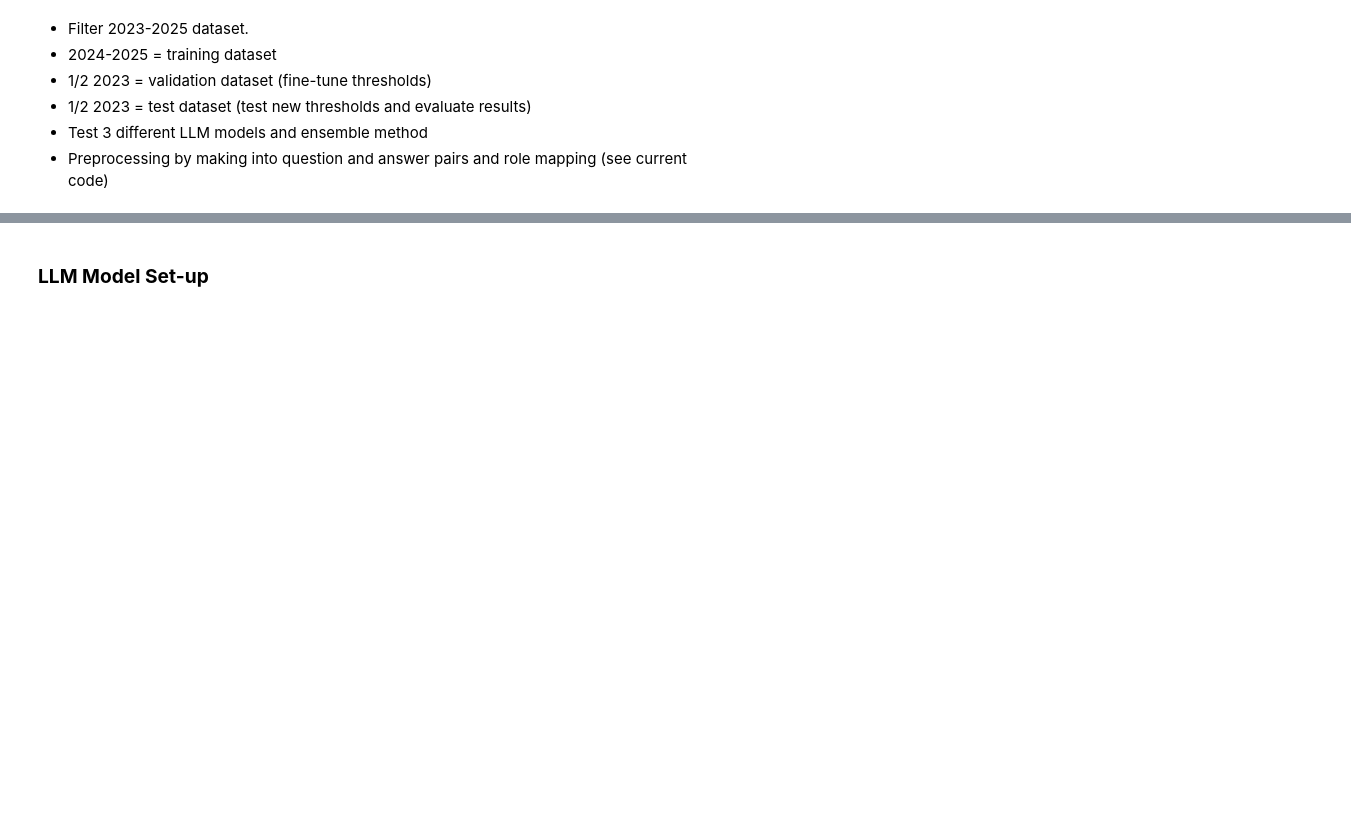
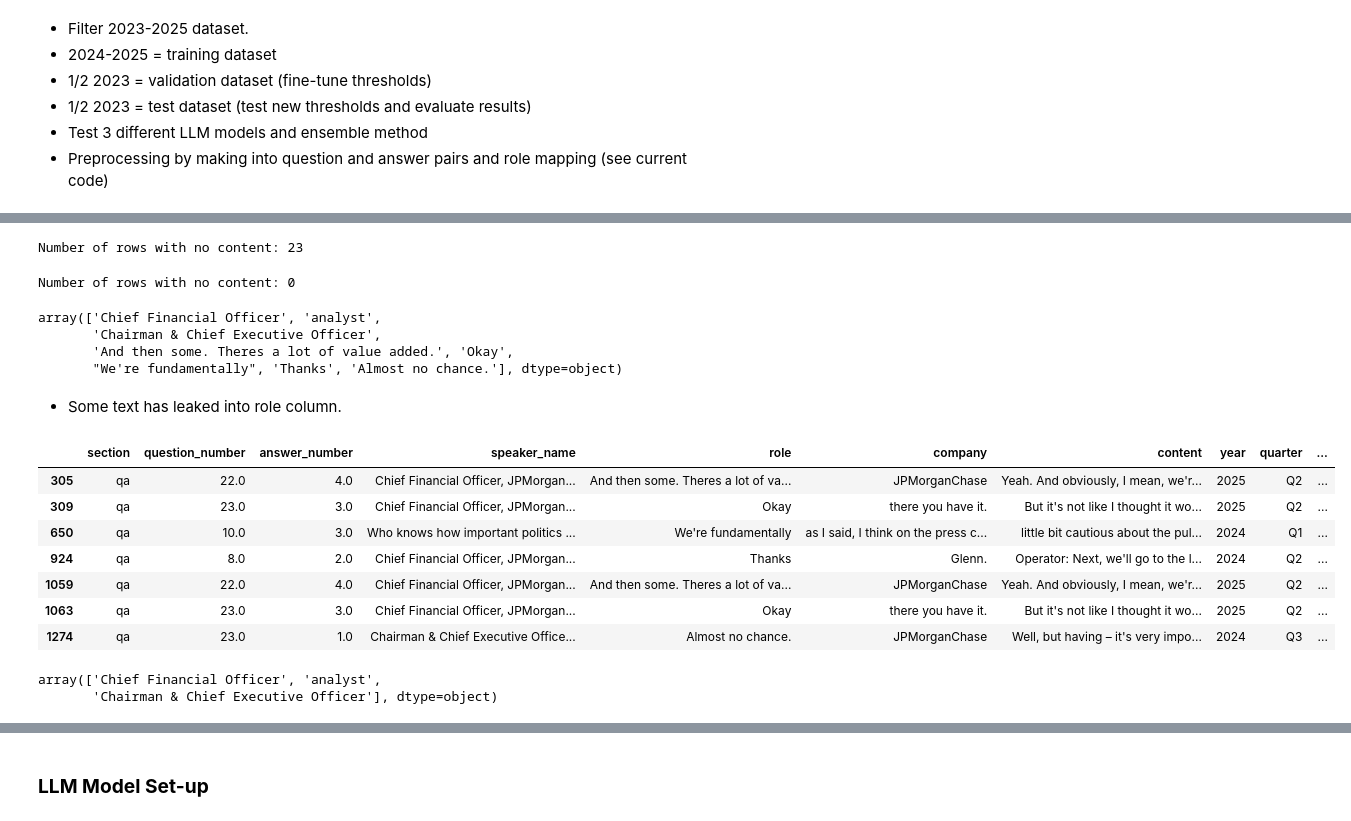
Before and after one commit to JSA10/cam_ds_ep_FinSight, a Jupyter notebook: notebooks/summarisation_evasion_LB.ipynb, the cells around one changed output, grey strips where cells are left out. Drawn from its saved outputs; the diff is of its cells as text; code cells hidden in the pictures; blank space fills up the shorter version.

Commit message:
created new folder & data processing

```diff
--- a/notebooks/summarisation_evasion_LB.ipynb
+++ b/notebooks/summarisation_evasion_LB.ipynb
@@ -561,5 +511,8 @@ jpm_2025_qa_pairs_df.head()
 - Preprocessing by making into question and answer pairs and role mapping (see current code)
 # %%
 # Load dataset
-all_jpm_2023-2025 = pd.load_csv('../data/processed/jpm/all_jpm_2023_2025.csv')
+all_jpm_2023_2025 = pd.read_csv('../data/processed/jpm/all_jpm_2023_2025.csv')
+
+# View dataset.
+all_jpm_2023_2025.head()
 # %% [output]
@@ -566,0 +525,40 @@ SyntaxError: cannot assign to expression here. Maybe you meant '==' instead of '
+# %%
+# Remove pleasantries.
+all_jpm_2023_2025 = all_jpm_2023_2025[all_jpm_2023_2025['is_pleasantry'] == False]
+# %%
+# Check content column.
+print('Number of rows with no content:', all_jpm_2023_2025['content'].isna().sum())
+# %% [output]
+Number of rows with no content: 23
+# %%
+# Drop rows with no content.
+all_jpm_2023_2025 = all_jpm_2023_2025.dropna(subset=['content'])
+# %%
+# Check content column.
+print('Number of rows with no content:', all_jpm_2023_2025['content'].isna().sum())
+# %% [output]
+Number of rows with no content: 0
+# %%
+# View roles.
+all_jpm_2023_2025['role'].unique()
+# %% [output]
+array(['Chief Financial Officer', 'analyst',
+       'Chairman & Chief Executive Officer',
+       'And then some. Theres a lot of value added.', 'Okay',
+       "We're fundamentally", 'Thanks', 'Almost no chance.'], dtype=object)
+# %% [markdown]
+- Some text has leaked into role column.
+# %%
+# View rows with invalid roles.
+valid_roles = 'analyst', 'Chief Financial Officer', 'Chairman & Chief Executive Officer'
+invalid_roles_df = all_jpm_2023_2025[~all_jpm_2023_2025['role'].isin(valid_roles)]
+invalid_roles_df.head(10)
+# %% [output]
+|  | section | question_number | answer_number | speaker_name | role | company | content | year | quarter | ... |
+| 305 | qa | 22.0 | 4.0 | Chief Financial Officer, JPMorgan... | And then some. Theres a lot of va... | JPMorganChase | Yeah. And obviously, I mean, we'r... | 2025 | Q2 | ... |
+| 309 | qa | 23.0 | 3.0 | Chief Financial Officer, JPMorgan... | Okay | there you have it. | But it's not like I thought it wo... | 2025 | Q2 | ... |
+| 650 | qa | 10.0 | 3.0 | Who knows how important politics ... | We're fundamentally | as I said, I think on the press c... | little bit cautious about the pul... | 2024 | Q1 | ... |
+| 924 | qa | 8.0 | 2.0 | Chief Financial Officer, JPMorgan... | Thanks | Glenn. | Operator: Next, we'll go to the l... | 2024 | Q2 | ... |
+| 1059 | qa | 22.0 | 4.0 | Chief Financial Officer, JPMorgan... | And then some. Theres a lot of va... | JPMorganChase | Yeah. And obviously, I mean, we'r... | 2025 | Q2 | ... |
+| 1063 | qa | 23.0 | 3.0 | Chief Financial Officer, JPMorgan... | Okay | there you have it. | But it's not like I thought it wo... | 2025 | Q2 | ... |
+| 1274 | qa | 23.0 | 1.0 | Chairman & Chief Executive Office... | Almost no chance. | JPMorganChase | Well, but having – it's very impo... | 2024 | Q3 | ... |
@@ -566,0 +572,6 @@ SyntaxError: cannot assign to expression here. Maybe you meant '==' instead of '
+# %%
+# Check the roles have been updated.
+all_jpm_2023_2025['role'].unique()
+# %% [output]
+array(['Chief Financial Officer', 'analyst',
+       'Chairman & Chief Executive Officer'], dtype=object)
```
Also changed, not shown: parts of 22 cells of this notebook, 2 other files.
